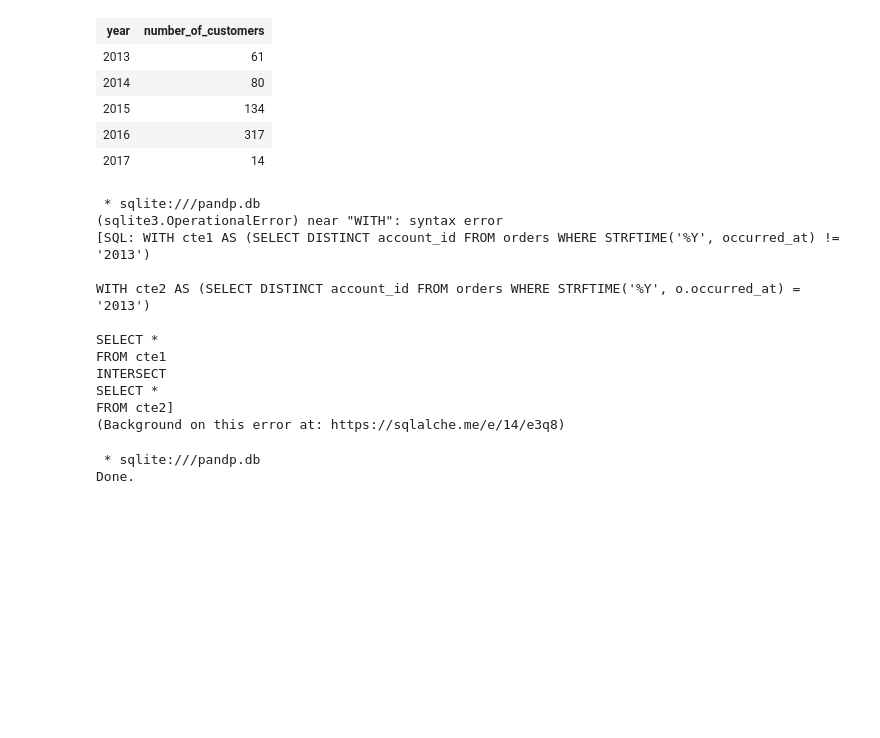
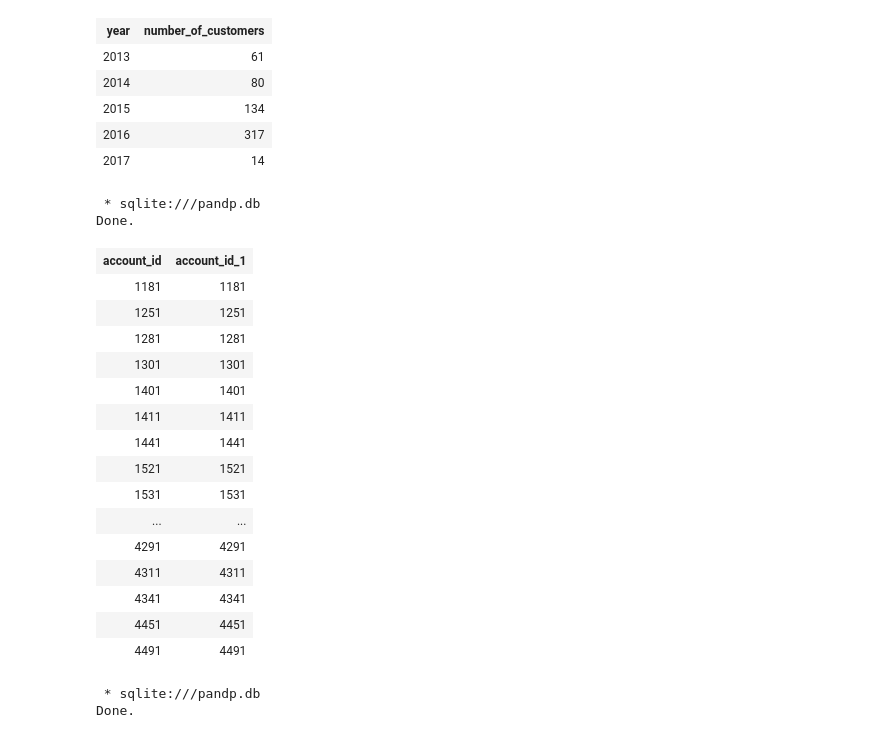
Before and after one commit to BuhariS/Interrogation-of-the-Parch-Posey-Database, a Jupyter notebook: Interrogation of the Parch & Posey Database.ipynb, the cells around one changed output. Saved outputs shown, nothing was run; the diff lists cells and outputs as text; code cells hidden in the pictures; blank space fills up the shorter version.

```diff
--- a/Interrogation of the Parch & Posey Database.ipynb
+++ b/Interrogation of the Parch & Posey Database.ipynb
@@ -384,28 +384,33 @@ Done.
 | 2017 | 14 |
 # %%
 %%sql
-WITH cte1 AS (SELECT DISTINCT account_id FROM orders WHERE STRFTIME('%Y', occurred_at) != '2013')
+WITH cte1 AS (SELECT DISTINCT account_id FROM orders WHERE STRFTIME('%Y', occurred_at) != '2013'),
 
-WITH cte2 AS (SELECT DISTINCT account_id FROM orders WHERE STRFTIME('%Y', o.occurred_at) = '2013')
+cte2 AS (SELECT DISTINCT account_id FROM orders WHERE STRFTIME('%Y', occurred_at) = '2013')
 
 SELECT *
 FROM cte1
-INTERSECT
-SELECT *
-FROM cte2
+JOIN cte2
+ON cte1.account_id = cte2.account_id
 # %% [output]
  * sqlite:///pandp.db
-(sqlite3.OperationalError) near "WITH": syntax error
-[SQL: WITH cte1 AS (SELECT DISTINCT account_id FROM orders WHERE STRFTIME('%Y', occurred_at) != '2013')
-
-WITH cte2 AS (SELECT DISTINCT account_id FROM orders WHERE STRFTIME('%Y', o.occurred_at) = '2013')
-
-SELECT *
-FROM cte1
-INTERSECT
-SELECT *
-FROM cte2]
-(Background on this error at: https://sqlalche.me/e/14/e3q8)
+Done.
+| account_id | account_id_1 |
+| 1181 | 1181 |
+| 1251 | 1251 |
+| 1281 | 1281 |
+| 1301 | 1301 |
+| 1401 | 1401 |
+| 1411 | 1411 |
+| 1441 | 1441 |
+| 1521 | 1521 |
+| 1531 | 1531 |
+| ... | ... |
+| 4291 | 4291 |
+| 4311 | 4311 |
+| 4341 | 4341 |
+| 4451 | 4451 |
+| 4491 | 4491 |
 # %%
 %%sql
 SELECT COUNT(DISTINCT account_id)
```
